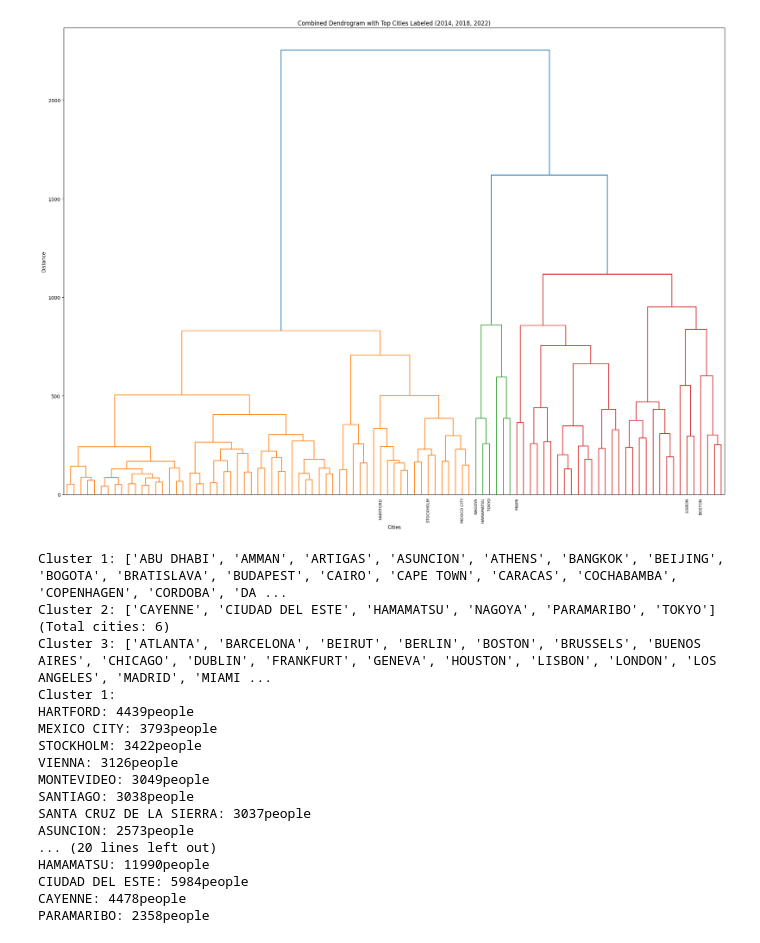
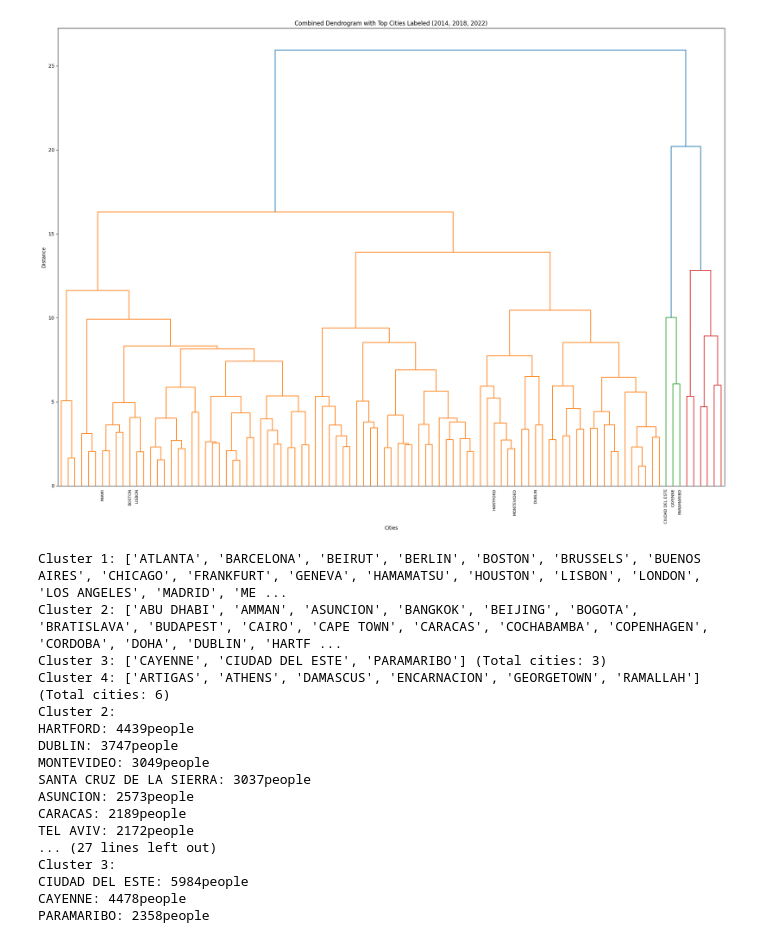
Before and after one commit to MA675-Partner-Projects/IDB_EDA, a Jupyter notebook: YX combined all variables.ipynb, the cells around one changed output. Drawn from its saved outputs; the diff is of its cells as text; code cells hidden in the pictures.

```diff
--- a/YX combined all variables.ipynb
+++ b/YX combined all variables.ipynb
@@ -46,7 +46,7 @@ def l2_dist(x, y):
     # L2 (Euclidean) distance
     return np.sum((x - y) ** 2)
 
-def cat_dist(x, y, deviance=False, normalize=False):
+def cat_dist(x, y, deviance=True, normalize=True):
     wx = np.sum(x)
     wy = np.sum(y)
     m = (x + y) / (wx + wy) # center
@@ -58,7 +58,7 @@ def cat_dist(x, y, deviance=False, normalize=False):
     else:
         return np.sqrt(.5 * wx * D(x, m)) + np.sqrt(.5 * wy * D(y, m))
 
-def ord_dist(x, y, normalize=False):
+def ord_dist(x, y, normalize=True,deviance=True):
     wx = np.sum(x)
     wy = np.sum(y)
     k = len(x) # should be equal to len(y)
@@ -122,7 +122,7 @@ final_combined_dist_matrix_filtered = combined_dist_matrix_2022_filtered + combi
 Z_final_combined = linkage(final_combined_dist_matrix_filtered, method='complete')
 
 # Using a distance threshold of 3900 to identify clusters
-clusters = fcluster(Z_final_combined, t=1500, criterion='distance')
+clusters = fcluster(Z_final_combined, t=15, criterion='distance')
 
 # Creating a DataFrame to map cities to their clusters
 cluster_mapping = pd.DataFrame({'City': df_wide_ms_2022_filtered.index, 'Cluster': clusters})
@@ -172,10 +172,9 @@ mds_result = mds.fit_transform(final_combined_dist_matrix_filtered)
 mds_x = mds_result[:, 0]
 mds_y = mds_result[:, 1]
 
-# 修改您提供的散点图代码以显示人口前十的城市
-# 假设 mds_result 和 total_population 已经准备好
 
-# 找出人口前十的城市
+
+
 top10_cities = total_population.nlargest(10).index
 
 # Performing Multidimensional Scaling (MDS) using the same combined distance matrix as the dendrogram
@@ -318,48 +317,48 @@ for cluster_number in set(clusters):
 
 for cluster, cities in cities_in_clusters.items():
     num_cities = len(cities)
     print(f"Cluster {cluster}: {cities} (Total cities: {num_cities})")
 
 
 
 
 
 clusters = cluster_mapping['Cluster'].unique()
 
 
 for cluster in clusters:
 
     cluster_cities = cluster_mapping[cluster_mapping['Cluster'] == cluster]
 
 
     cluster_cities_sorted = cluster_cities.sort_values(by='Total', ascending=False)
 
 
     top_10_cities = cluster_cities_sorted.head(10)
 
 
     print(f"Cluster {cluster}:")
     for index, row in top_10_cities.iterrows():
         city_name = row['City']
         city_population = row['Total']
         print(f"{city_name}: {city_population}people")
     print("\n")
 # %% [output]
-[figure, old version]
+[figure, new version]
-Cluster 1: ['ABU DHABI', 'AMMAN', 'ARTIGAS', 'ASUNCION', 'ATHENS', 'BANGKOK', 'BEIJING', 'BOGOTA', 'BRATISLAVA', 'BUDAPEST', 'CAIRO', 'CAPE TOWN', 'CARACAS', 'COCHABAMBA', 'COPENHAGEN', 'CORDOBA', 'DA ...
-Cluster 2: ['CAYENNE', 'CIUDAD DEL ESTE', 'HAMAMATSU', 'NAGOYA', 'PARAMARIBO', 'TOKYO'] (Total cities: 6)
-Cluster 3: ['ATLANTA', 'BARCELONA', 'BEIRUT', 'BERLIN', 'BOSTON', 'BRUSSELS', 'BUENOS AIRES', 'CHICAGO', 'DUBLIN', 'FRANKFURT', 'GENEVA', 'HOUSTON', 'LISBON', 'LONDON', 'LOS ANGELES', 'MADRID', 'MIAMI ...
-Cluster 1:
+Cluster 1: ['ATLANTA', 'BARCELONA', 'BEIRUT', 'BERLIN', 'BOSTON', 'BRUSSELS', 'BUENOS AIRES', 'CHICAGO', 'FRANKFURT', 'GENEVA', 'HAMAMATSU', 'HOUSTON', 'LISBON', 'LONDON', 'LOS ANGELES', 'MADRID', 'ME ...
+Cluster 2: ['ABU DHABI', 'AMMAN', 'ASUNCION', 'BANGKOK', 'BEIJING', 'BOGOTA', 'BRATISLAVA', 'BUDAPEST', 'CAIRO', 'CAPE TOWN', 'CARACAS', 'COCHABAMBA', 'COPENHAGEN', 'CORDOBA', 'DOHA', 'DUBLIN', 'HARTF ...
+Cluster 3: ['CAYENNE', 'CIUDAD DEL ESTE', 'PARAMARIBO'] (Total cities: 3)
+Cluster 4: ['ARTIGAS', 'ATHENS', 'DAMASCUS', 'ENCARNACION', 'GEORGETOWN', 'RAMALLAH'] (Total cities: 6)
+Cluster 2:
 HARTFORD: 4439people
-MEXICO CITY: 3793people
-STOCKHOLM: 3422people
-VIENNA: 3126people
+DUBLIN: 3747people
 MONTEVIDEO: 3049people
-SANTIAGO: 3038people
 SANTA CRUZ DE LA SIERRA: 3037people
 ASUNCION: 2573people
-... (20 lines left out)
-HAMAMATSU: 11990people
+CARACAS: 2189people
+TEL AVIV: 2172people
+... (27 lines left out)
+Cluster 3:
 CIUDAD DEL ESTE: 5984people
 CAYENNE: 4478people
 PARAMARIBO: 2358people
```
